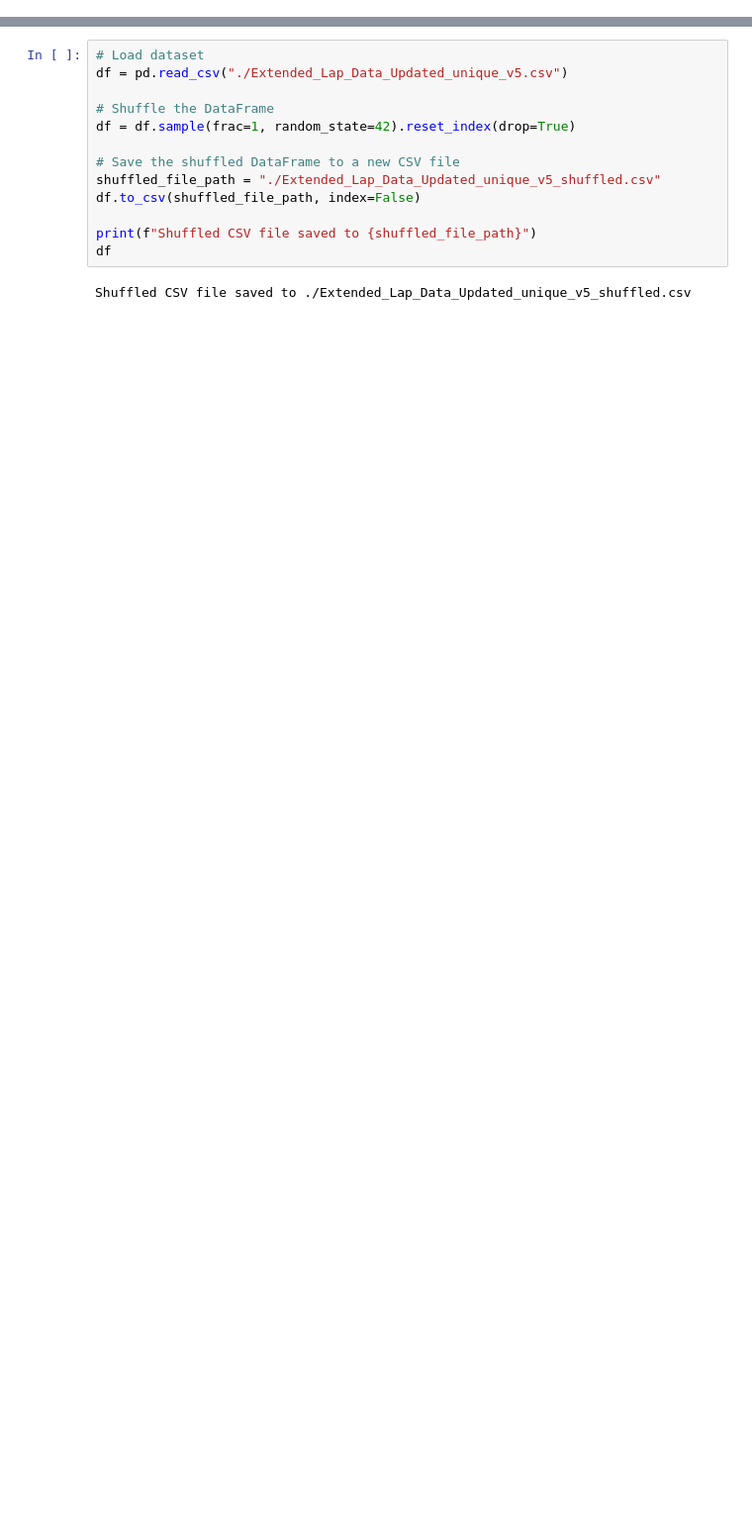
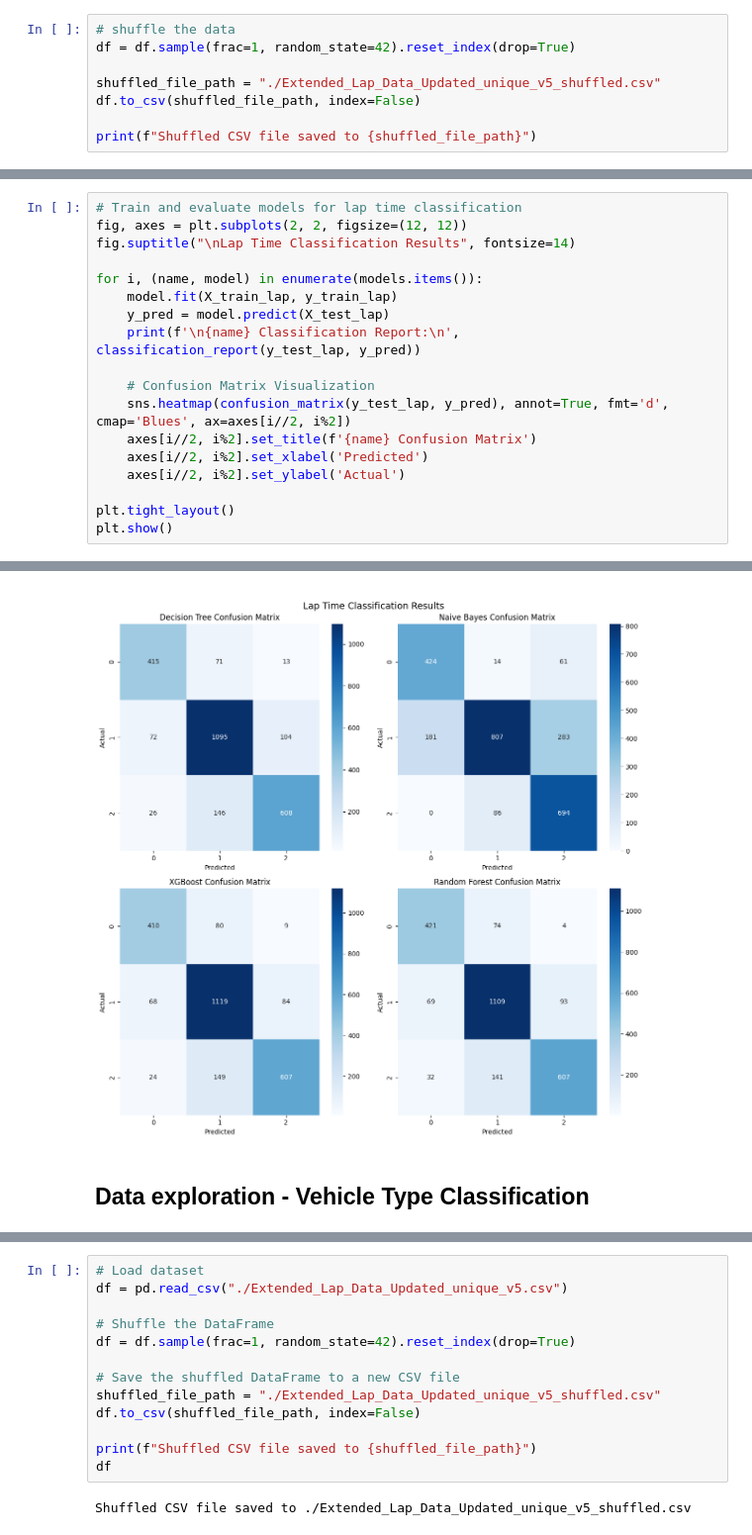
Before and after one commit to CanoniCarLTD/Canonicar_DS, a Jupyter notebook: part_2.ipynb, the cells around one changed output, grey strips where cells are left out. Shown at 99% size. Saved outputs shown, nothing was run; the diff lists cells and outputs as text; blank space fills up the shorter version.

```diff
--- a/part_2.ipynb
+++ b/part_2.ipynb
@@ -38,0 +43,8 @@ Note: you may need to restart the kernel to use updated packages.
+# %%
+# shuffle the data
+df = df.sample(frac=1, random_state=42).reset_index(drop=True)
+
+shuffled_file_path = "./Extended_Lap_Data_Updated_unique_v5_shuffled.csv"
+df.to_csv(shuffled_file_path, index=False)
+
+print(f"Shuffled CSV file saved to {shuffled_file_path}")
@@ -38,0 +116,19 @@ Note: you may need to restart the kernel to use updated packages.
+# %%
+# Train and evaluate models for lap time classification
+fig, axes = plt.subplots(2, 2, figsize=(12, 12))
+fig.suptitle("\nLap Time Classification Results", fontsize=14)
+
+for i, (name, model) in enumerate(models.items()):
+    model.fit(X_train_lap, y_train_lap)
+    y_pred = model.predict(X_test_lap)
+    print(f'\n{name} Classification Report:\n', classification_report(y_test_lap, y_pred))
+
+    # Confusion Matrix Visualization
+    sns.heatmap(confusion_matrix(y_test_lap, y_pred), annot=True, fmt='d', cmap='Blues', ax=axes[i//2, i%2])
+    axes[i//2, i%2].set_title(f'{name} Confusion Matrix')
+    axes[i//2, i%2].set_xlabel('Predicted')
+    axes[i//2, i%2].set_ylabel('Actual')
+
+plt.tight_layout()
+plt.show()
+# %% [output]
@@ -38,0 +172,3 @@ Note: you may need to restart the kernel to use updated packages.
+[figure, added]
+# %% [markdown]
+## Data exploration - Vehicle Type Classification
```
Also changed, not shown: parts of 106 cells of this notebook, 1 other file.
